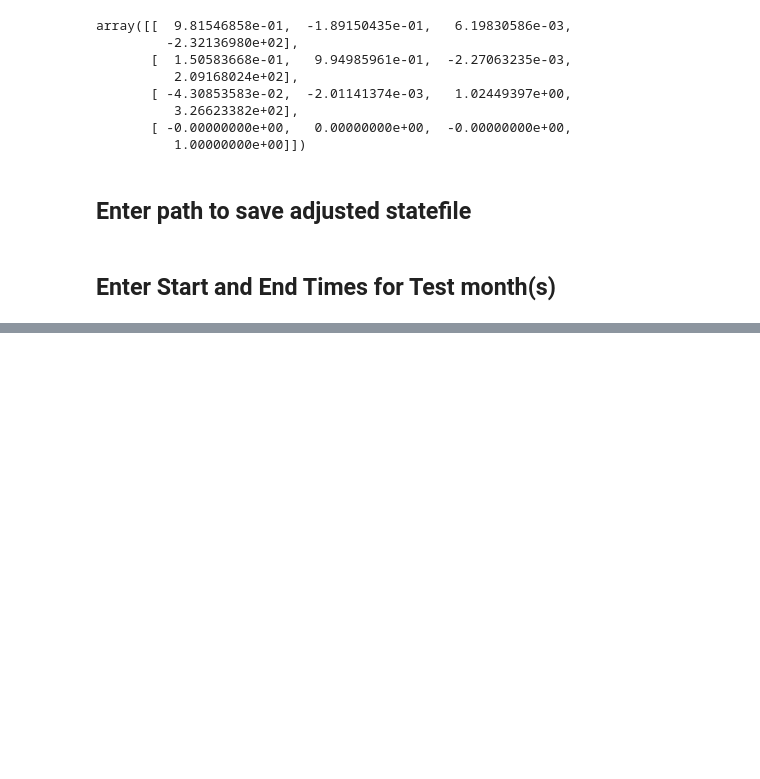
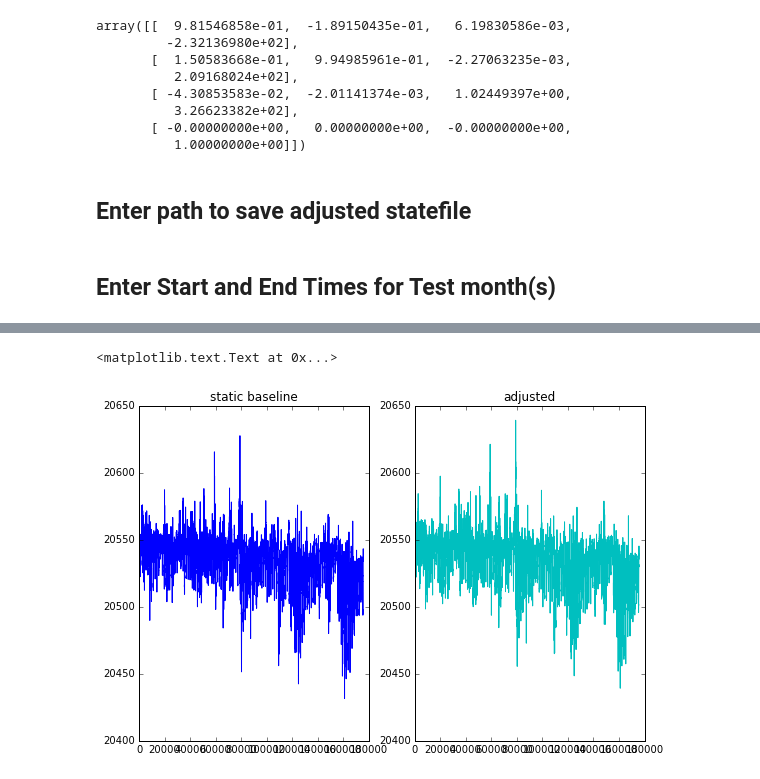
Before and after one commit to usgs/geomag-algorithms, a Jupyter notebook: docs/algorithms/AdjustedPhase1GenerationTool.ipynb, the cells around one changed output, grey strips where cells are left out. Saved outputs shown, nothing was run; the diff lists cells and outputs as text; code cells hidden in the pictures; blank space fills up the shorter version.

```diff
--- a/docs/algorithms/AdjustedPhase1GenerationTool.ipynb
+++ b/docs/algorithms/AdjustedPhase1GenerationTool.ipynb
@@ -253,0 +275,14 @@ pl.plot(((hezf[0].data)**2 + (hezf[1].data)**2 + (hezf[2].data)**2)**(0.5) - hez
+# %%
+pl.figure(figsize=(14,6))
+pl.subplot(1,3,1)
+pl.plot(hezf[0].data + h_pqqm,'b')
+pl.title('static baseline')
+pl.subplot(1,3,2)
+pl.plot(adj[0],'c')
+pl.title('adjusted')
+#pl.subplot(1,3,3)
+#pl.plot(adj[0] - hezf[0].data - h_pqqm,'k')
+#pl.title('$\Delta h$')
+# %% [output]
+<matplotlib.text.Text at 0x...>
+[figure, added]
```
Also changed, not shown: parts of 16 cells of this notebook.
